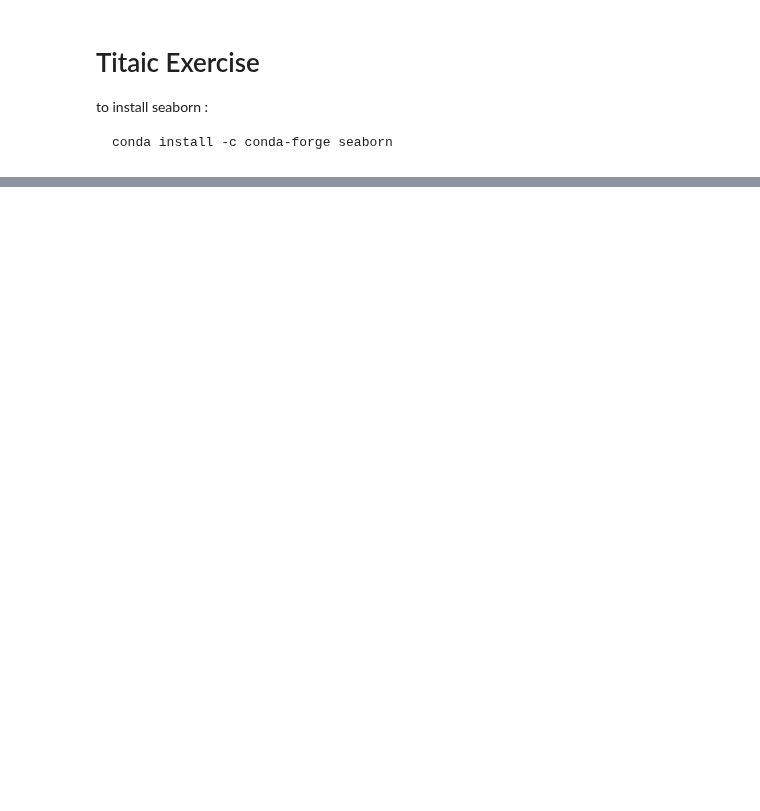
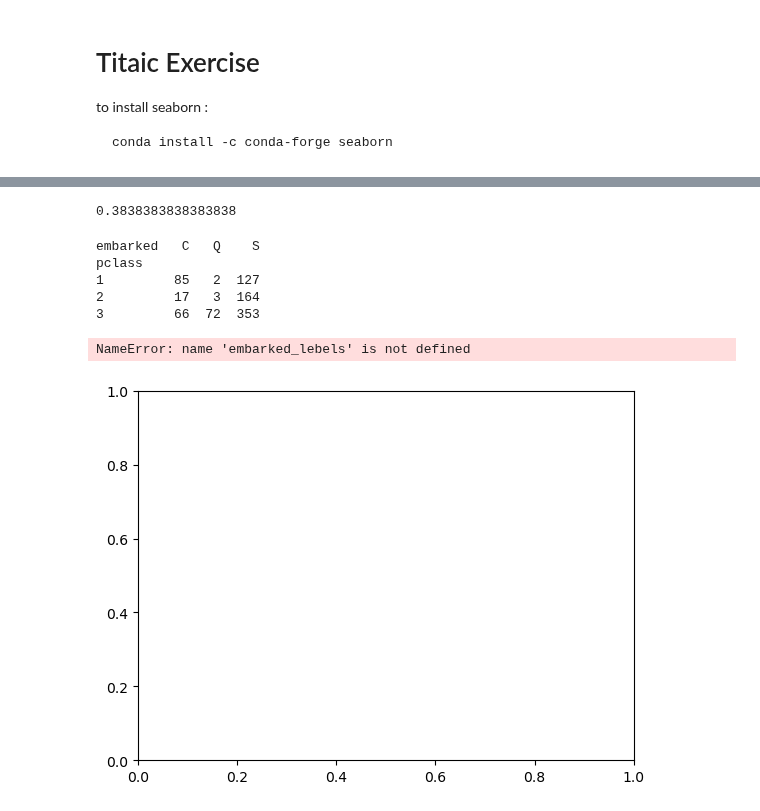
Before and after one commit to moiap13/nomades_python_software_engineer, a Jupyter notebook: numpy_pandas/student_exercises/pandas/titanic.ipynb, the cells around one changed output, grey strips where cells are left out. Drawn from its saved outputs; the diff is of its cells as text; code cells hidden in the pictures; blank space fills up the shorter version.

```diff
--- a/numpy_pandas/student_exercises/pandas/titanic.ipynb
+++ b/numpy_pandas/student_exercises/pandas/titanic.ipynb
@@ -20,0 +67,11 @@ titatic.head()
+# %%
+# 2. Data cleaning
+# 2.1. Check the missing values
+print(titatic.shape)
+print(titatic.isnull().sum())
+
+# 2.2. Replace the missing values in age with the mean
+titatic["age"] = titatic["age"].fillna(titatic["age"].mean(), inplace=True)
+
+# 2.3. Replace the missing values in deck with "Unknown"
+titatic["deck"] = titatic["deck"].fillna("Unknown", inplace=True)
@@ -20,0 +97,45 @@ titatic.head()
+# %%
+# 3. Exploratory data analysis
+# 3.1 overall survive rate
+print(titatic["survived"].mean())
+# %% [output]
+0.3838383838383838
+# %%
+# 3.3.1 compute the repartition of the passengers by Pclass and Embarked
+repartition = titatic.groupby(["pclass", "embarked"]).size().unstack()
+print(repartition)
+# %% [output]
+embarked   C   Q    S
+pclass
+1         85   2  127
+2         17   3  164
+3         66  72  353
+# %%
+# 3.3.2 Plot the repartition of the passengers by Pclass and Embarked
+
+# Compute the repartition of the passengers by Pclass and Embarked
+
+# Assuming you have the 'repartition' DataFrame as given in your example
+embarked_values = repartition.columns
+pclass_values = repartition.index
+data = repartition.values
+
+bar_width = 0.25
+bar_positions = np.arange(len(pclass_values))
+
+fig, ax = plt.subplots()
+
+for i, embarked_value in enumerate(embarked_values):
+    ax.bar(bar_positions + i * bar_width, data[:, i], width=bar_width, label=f'Embarked {embarked_labels[embarked_value]}')
+
+ax.set_xlabel('Passenger Class')
+ax.set_ylabel('Count')
+ax.set_title('Passenger Class Distribution by Embarked')
+ax.set_xticks(bar_positions + bar_width * (len(embarked_values) - 1) / 2)
+ax.set_xticklabels(pclass_values)
+ax.legend()
+
+plt.show()
+# %% [output]
+NameError: name 'embarked_lebels' is not defined
+[figure, added]
```
Also changed, not shown: parts of 6 cells of this notebook, 9 other files.
